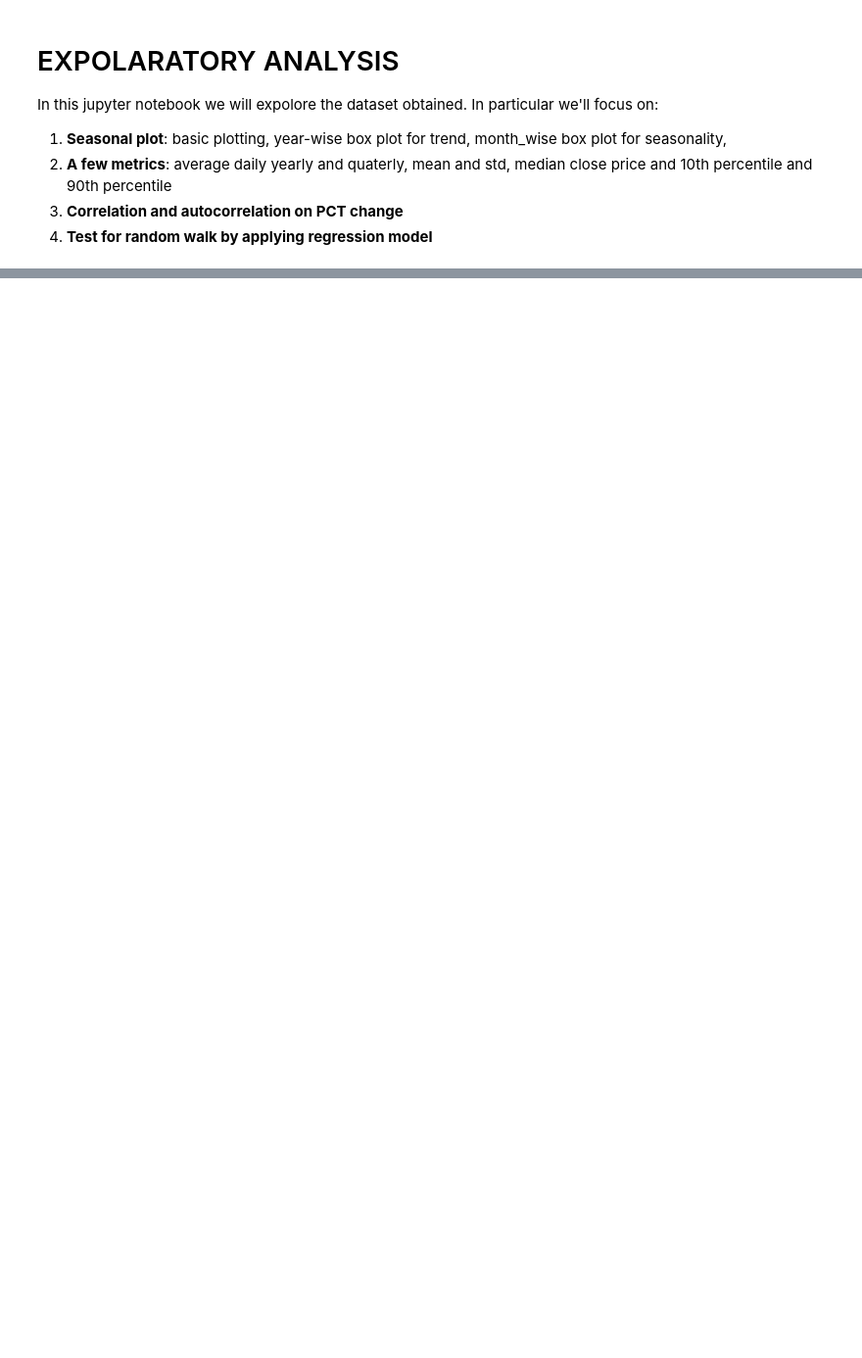
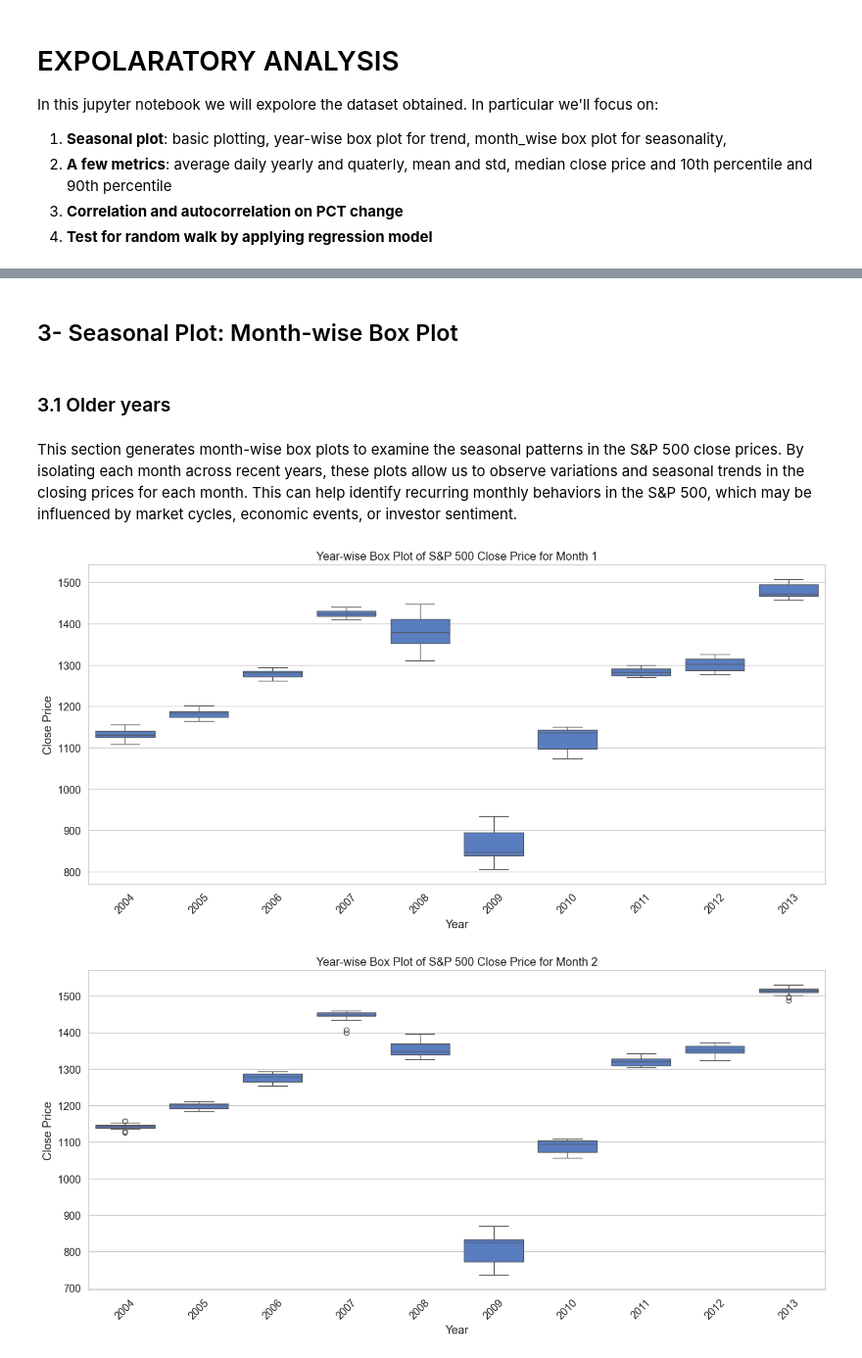
Before and after one commit to blackswan-quants/dtwclustering_sp500, a Jupyter notebook: exploratory analysis.ipynb, the cells around one changed output, grey strips where cells are left out. Shown at 98% size. Saved outputs shown, nothing was run; the diff lists cells and outputs as text; code cells hidden in the pictures; blank space fills up the shorter version.

```diff
--- a/exploratory analysis.ipynb
+++ b/exploratory analysis.ipynb
@@ -101,0 +112,26 @@ for year in years:
+# %% [markdown]
+## 3- Seasonal Plot: Month-wise Box Plot
+# %% [markdown]
+### 3.1 Older years
+# %% [markdown]
+This section generates month-wise box plots to examine the seasonal patterns in the S&P 500 close prices. By isolating each month across recent years, these plots allow us to observe variations and seasonal trends in the closing prices for each month. This can help identify recurring monthly behaviors in the S&P 500, which may be influenced by market cycles, economic events, or investor sentiment.
+# %%
+# Get the list of unique months and sort them
+months = oldest_years['Month_'].unique()
+months.sort()
+
+for month in months:
+    # Filter data for the specific month and recent years
+    month_data = oldest_years[(oldest_years['Month_'] == month) ]
+
+    plt.figure(figsize=(14, 7))
+    sns.boxplot(x='Year_', y='Close_^GSPC', data=month_data.reset_index())
+    plt.title(f'Year-wise Box Plot of S&P 500 Close Price for Month {month}')
+    plt.xlabel('Year')
+    plt.ylabel('Close Price')
+    plt.xticks(rotation=45)
+    plt.tight_layout()
+    plt.show()
+# %% [output]
+[figure, added]
+[figure, added]
```
Also changed, not shown: parts of 92 cells of this notebook, 1 other file.
